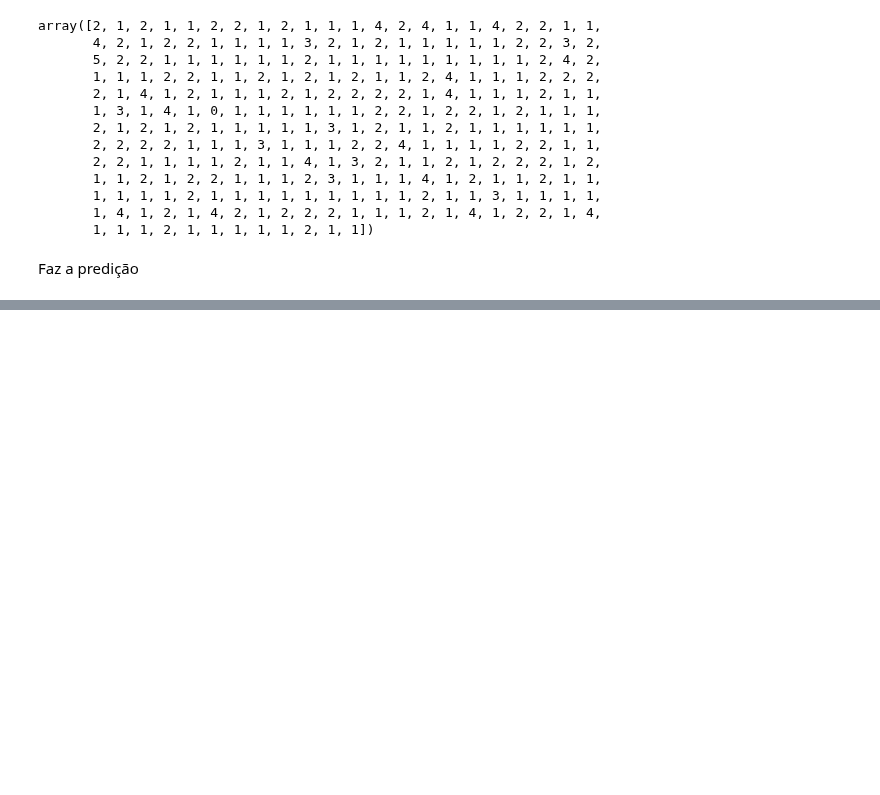
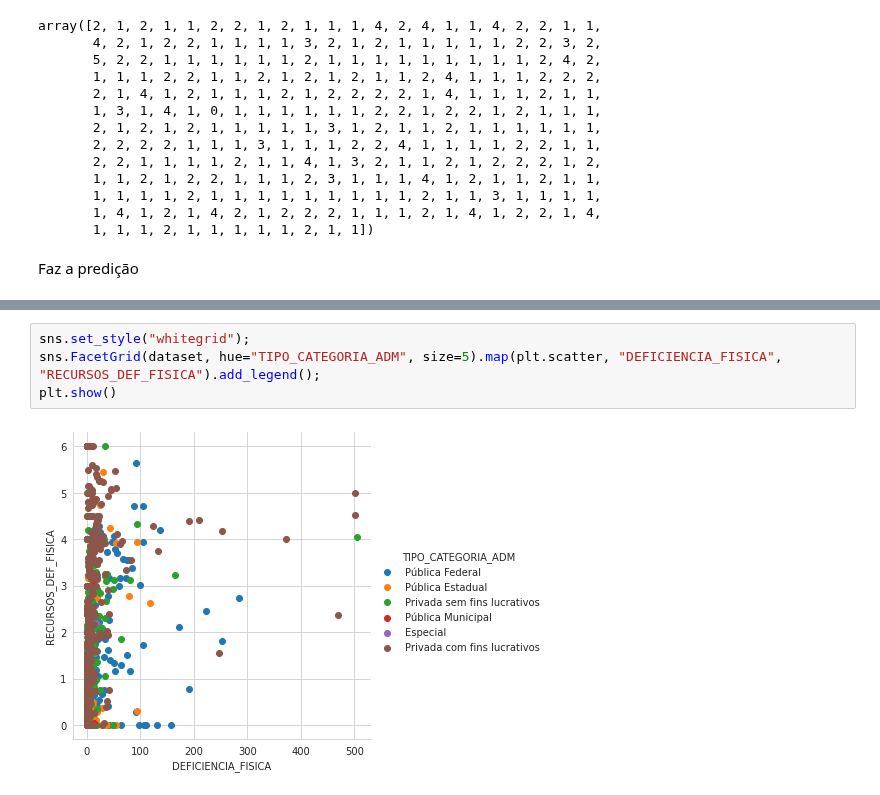
Before and after one commit to roxacarv/edulearn, a Jupyter notebook: classificação/classification.ipynb, the cells around one changed output, grey strips where cells are left out. Cells and saved outputs as stored; diff of their text form; blank space fills up the shorter version.

```diff
--- a/classificação/classification.ipynb
+++ b/classificação/classification.ipynb
@@ -179,0 +216,6 @@ Text(0, 0.5, 'Mean Error')
+# %%
+sns.set_style("whitegrid");
+sns.FacetGrid(dataset, hue="TIPO_CATEGORIA_ADM", size=5).map(plt.scatter, "DEFICIENCIA_FISICA", "RECURSOS_DEF_FISICA").add_legend();
+plt.show()
+# %% [output]
+[figure, added]
```
Also changed, not shown: parts of 7 cells of this notebook.
